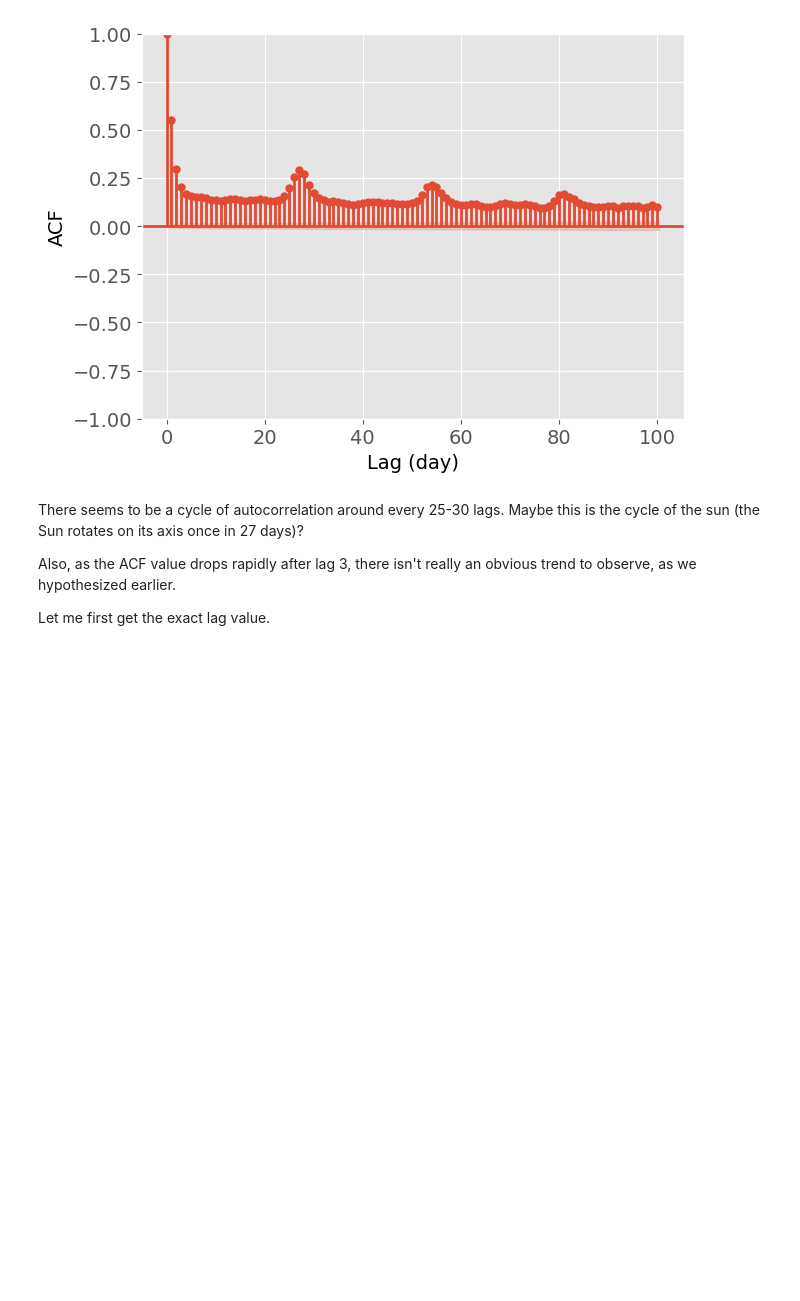
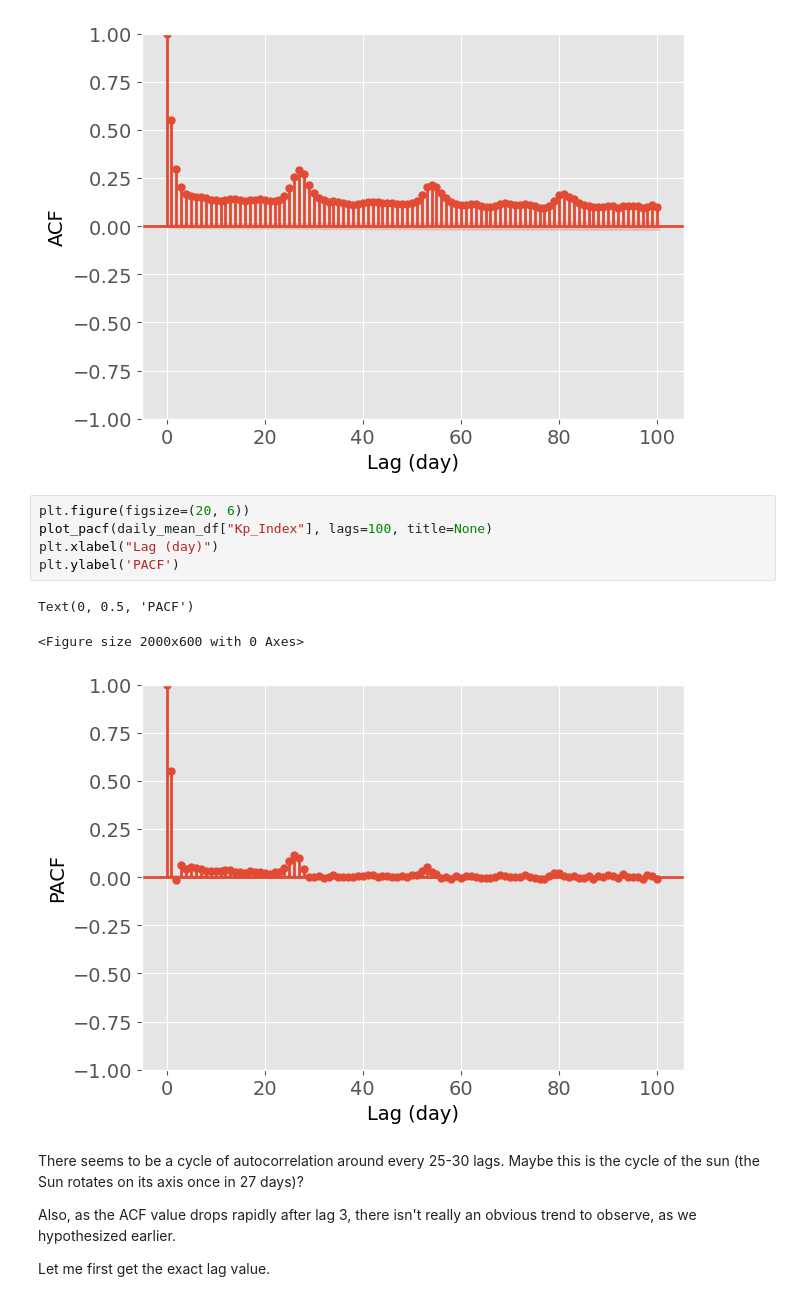
Before and after one commit to hcwang24/Aurora_Watch, a Jupyter notebook: aurora.ipynb, the cells around one changed output. Cells and saved outputs as stored; diff of their text form; blank space fills up the shorter version.

```diff
--- a/aurora.ipynb
+++ b/aurora.ipynb
@@ -317,6 +324,15 @@ plt.ylabel('ACF')
 Text(0, 0.5, 'ACF')
 <Figure size 2000x600 with 0 Axes>
 [figure]
+# %%
+plt.figure(figsize=(20, 6))
+plot_pacf(daily_mean_df["Kp_Index"], lags=100, title=None)
+plt.xlabel("Lag (day)")
+plt.ylabel('PACF')
+# %% [output]
+Text(0, 0.5, 'PACF')
+<Figure size 2000x600 with 0 Axes>
+[figure, added]
 # %% [markdown]
 There seems to be a cycle of autocorrelation around every 25-30 lags. Maybe this is the cycle of the sun (the Sun rotates on its axis once in 27 days)?
 
```
Also changed, not shown: parts of 36 cells of this notebook.
